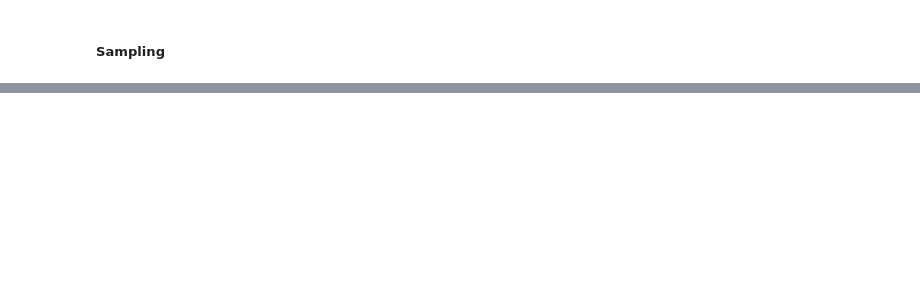
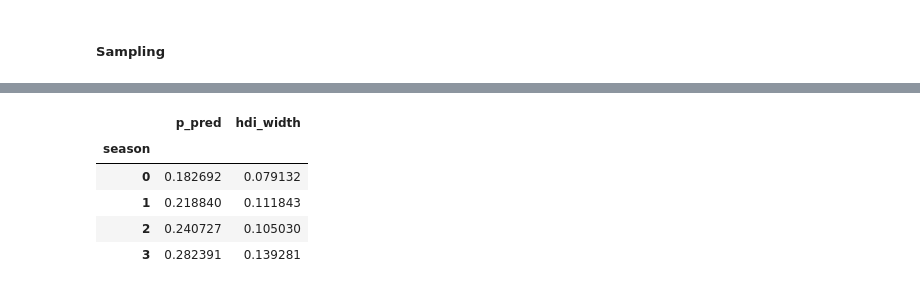
Before and after one commit to PLUS-ZGIS-GeoAI/ignite-bayesian-ml, a Jupyter notebook: notebooks/modeling_experiments/uncertainty_quantification/uncertainty_quantification_v2.ipynb, the cells around one changed output, grey strips where cells are left out. Cells and saved outputs as stored; diff of their text form; code cells hidden in the pictures; blank space fills up the shorter version.

```diff
--- a/notebooks/modeling_experiments/uncertainty_quantification/uncertainty_quantification_v2.ipynb
+++ b/notebooks/modeling_experiments/uncertainty_quantification/uncertainty_quantification_v2.ipynb
@@ -492,0 +553,27 @@ sampled_gdf.to_file("/home/david/Documents/Projects/ignite-wildfire-ignition-pre
+# %%
+inference_data_ffmc_scaled = preprocessor_blr.transform(inference_data)
+inference_data_processed = inference_data.copy()
+inference_data_processed["ffmc"] = inference_data_ffmc_scaled
+# %%
+data = inference_data_processed.copy()
+y_dummy = [0 for i in range(len(data))]
+X_new_st_blr = {
+    "elevation": data.elevation_encoded,
+    "slope": data.slope_encoded,
+    "aspect": data.aspect_encoded,
+    "forestroad_density": data.forestroad_density_bin,
+    "railway_density": data.railway_density_bin,
+    "hikingtrail_density": data.hikingtrail_density_bin,
+    "farmyard_density": data.farmyard_density_bin,
+    "population": data.population_encoded,
+    "forest_type": data.forest_type,
+    "ffmc": data.ffmc,
+    "fire": y_dummy
+    }
+
+X_new_st_blr["spatial_groups_idx"] = data.naturraumregionen_encoded
+X_new_st_blr["temporal_groups_idx"] = data.season
+# %%
+st_intercept_blr_prediction_obj = BinaryClassification(model_st_intercept_blr, idata_st_intercept_blr, X_new_st_blr, 0, "y_pred", "p")
+st_intercept_blr_prediction_obj.extend_trace()
+st_intercept_blr_preds = st_intercept_blr_prediction_obj.predict()
@@ -492,0 +585,15 @@ sampled_gdf.to_file("/home/david/Documents/Projects/ignite-wildfire-ignition-pre
+# %%
+results = st_intercept_blr_preds.copy()
+results["season"] = data.season
+results["EINHEIT"] = data.EINHEIT
+results["geometry"] = data.geometry
+results = gpd.GeoDataFrame(results, geometry="geometry")
+# %%
+results.groupby(by="season").agg({"p_pred": "mean", "hdi_width": "mean"})
+# %% [output]
+|  | p_pred | hdi_width |
+| season |  |  |
+| 0 | 0.182692 | 0.079132 |
+| 1 | 0.218840 | 0.111843 |
+| 2 | 0.240727 | 0.105030 |
+| 3 | 0.282391 | 0.139281 |
```
Also changed, not shown: parts of 27 cells of this notebook, 2 other files.
